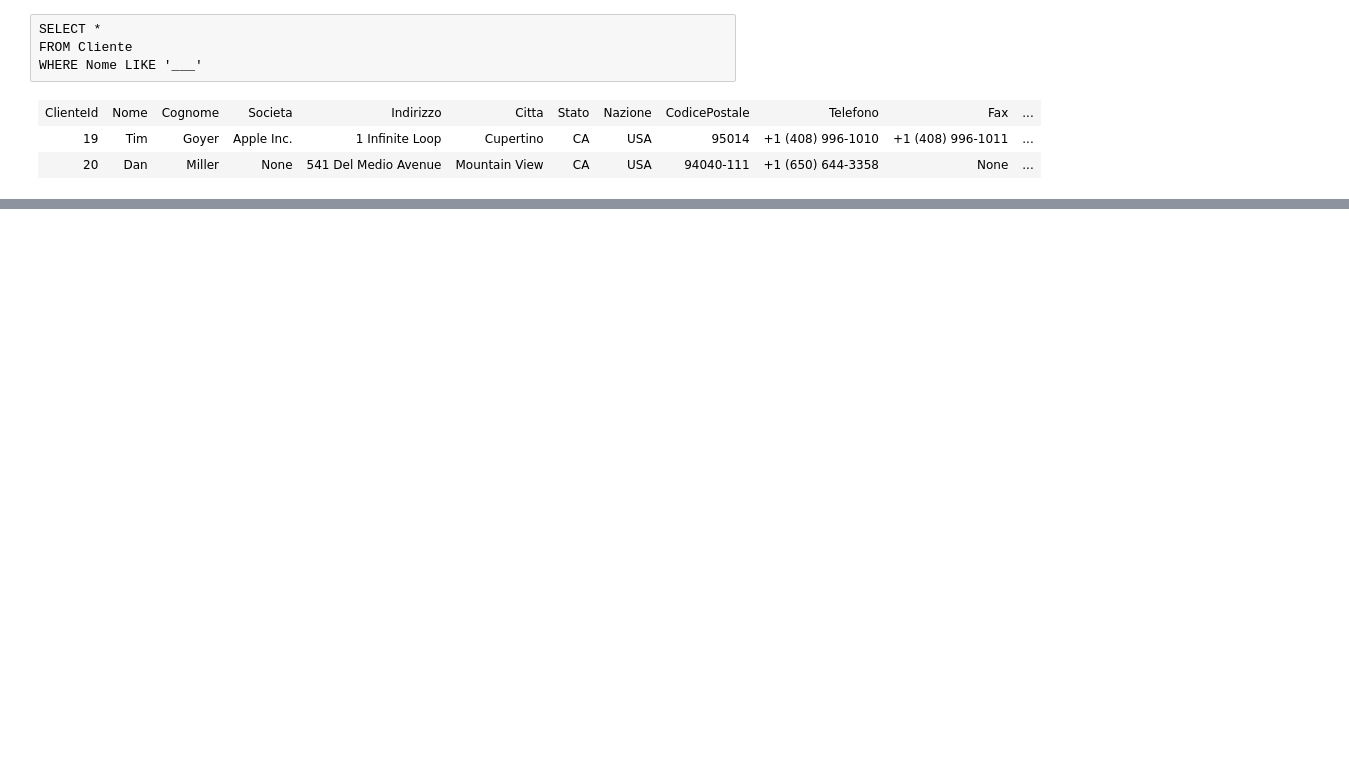
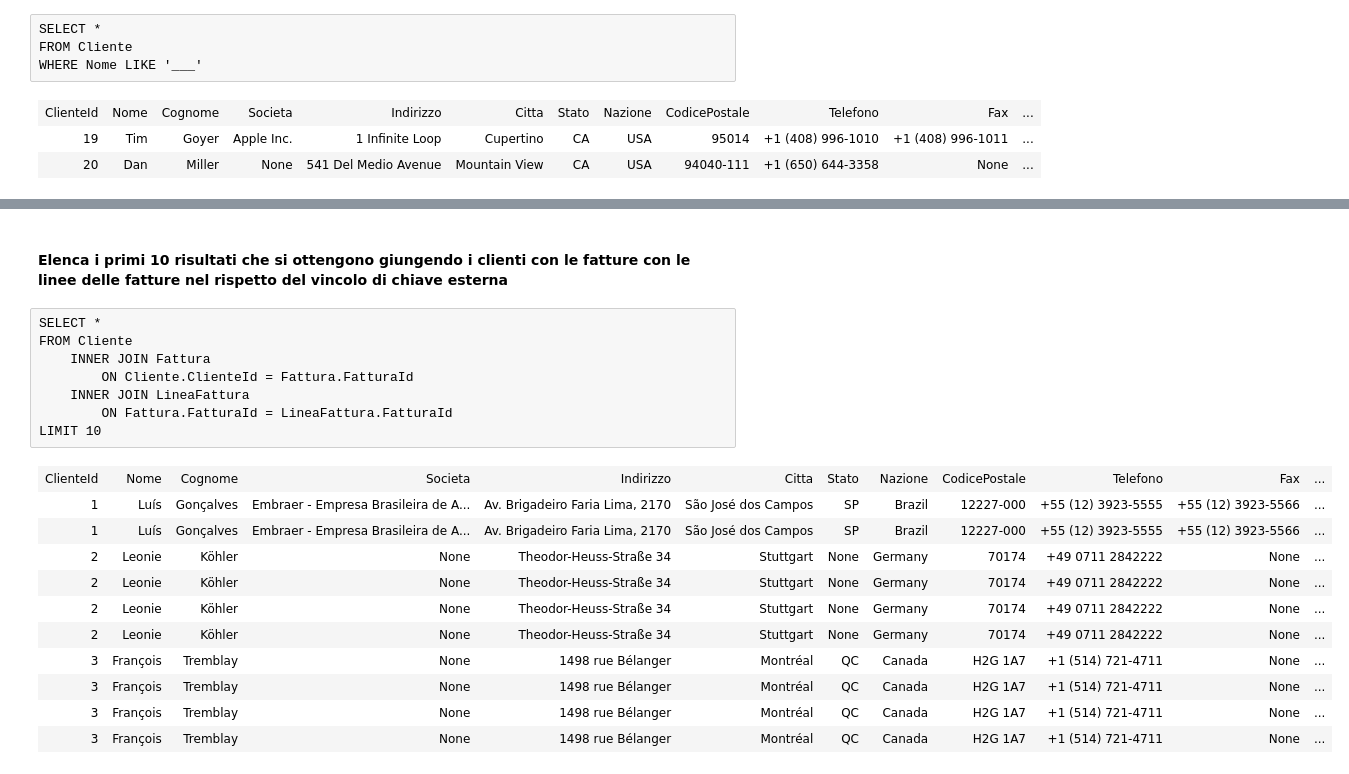
Before and after one commit to gionatamassibenincasa/database-didattici, a Jupyter notebook: chinook-it/Esercizi_Chinook.ipynb, the cells around one changed output, grey strips where cells are left out. Saved outputs shown, nothing was run; the diff lists cells and outputs as text; blank space fills up the shorter version.

```diff
--- a/chinook-it/Esercizi_Chinook.ipynb
+++ b/chinook-it/Esercizi_Chinook.ipynb
@@ -267,0 +471,22 @@ WHERE Nome LIKE '%s'
+# %% [markdown]
+#### Elenca i primi 10 risultati che si ottengono giungendo i clienti con le fatture con le linee delle fatture nel rispetto del vincolo di chiave esterna
+# %%
+SELECT *
+FROM Cliente
+    INNER JOIN Fattura
+        ON Cliente.ClienteId = Fattura.FatturaId
+    INNER JOIN LineaFattura
+        ON Fattura.FatturaId = LineaFattura.FatturaId
+LIMIT 10
+# %% [output]
+| ClienteId | Nome | Cognome | Societa | Indirizzo | Citta | Stato | Nazione | CodicePostale | Telefono | Fax | ... |
+| 1 | Luís | Gonçalves | Embraer - Empresa Brasileira de A... | Av. Brigadeiro Faria Lima, 2170 | São José dos Campos | SP | Brazil | 12227-000 | +55 (12) 3923-5555 | +55 (12) 3923-5566 | ... |
+| 1 | Luís | Gonçalves | Embraer - Empresa Brasileira de A... | Av. Brigadeiro Faria Lima, 2170 | São José dos Campos | SP | Brazil | 12227-000 | +55 (12) 3923-5555 | +55 (12) 3923-5566 | ... |
+| 2 | Leonie | Köhler | None | Theodor-Heuss-Straße 34 | Stuttgart | None | Germany | 70174 | +49 0711 2842222 | None | ... |
+| 2 | Leonie | Köhler | None | Theodor-Heuss-Straße 34 | Stuttgart | None | Germany | 70174 | +49 0711 2842222 | None | ... |
+| 2 | Leonie | Köhler | None | Theodor-Heuss-Straße 34 | Stuttgart | None | Germany | 70174 | +49 0711 2842222 | None | ... |
+| 2 | Leonie | Köhler | None | Theodor-Heuss-Straße 34 | Stuttgart | None | Germany | 70174 | +49 0711 2842222 | None | ... |
+| 3 | François | Tremblay | None | 1498 rue Bélanger | Montréal | QC | Canada | H2G 1A7 | +1 (514) 721-4711 | None | ... |
+| 3 | François | Tremblay | None | 1498 rue Bélanger | Montréal | QC | Canada | H2G 1A7 | +1 (514) 721-4711 | None | ... |
+| 3 | François | Tremblay | None | 1498 rue Bélanger | Montréal | QC | Canada | H2G 1A7 | +1 (514) 721-4711 | None | ... |
+| 3 | François | Tremblay | None | 1498 rue Bélanger | Montréal | QC | Canada | H2G 1A7 | +1 (514) 721-4711 | None | ... |
```
Also changed, not shown: parts of 60 cells of this notebook.
